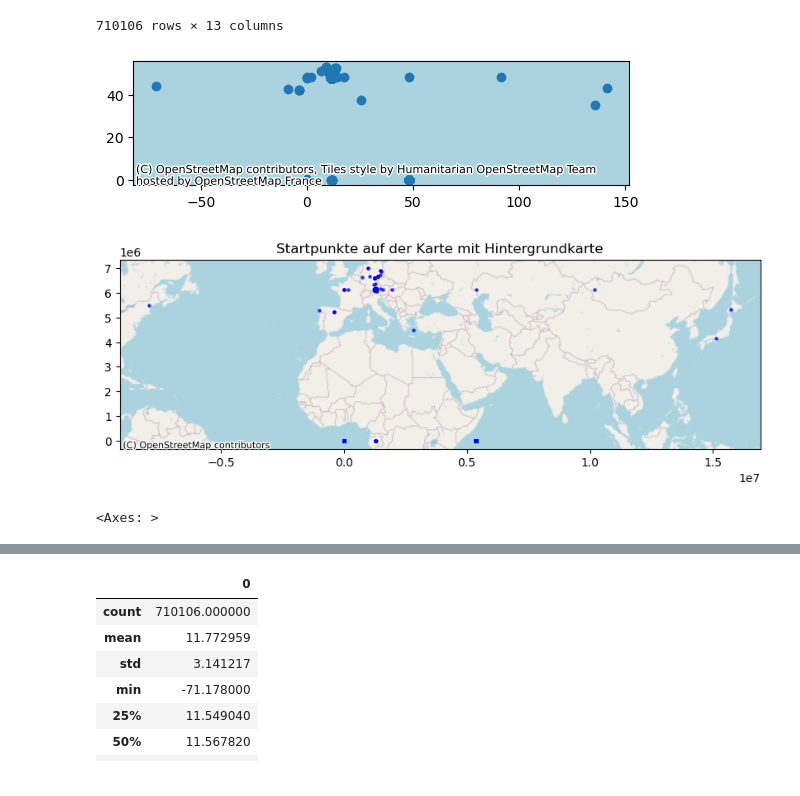
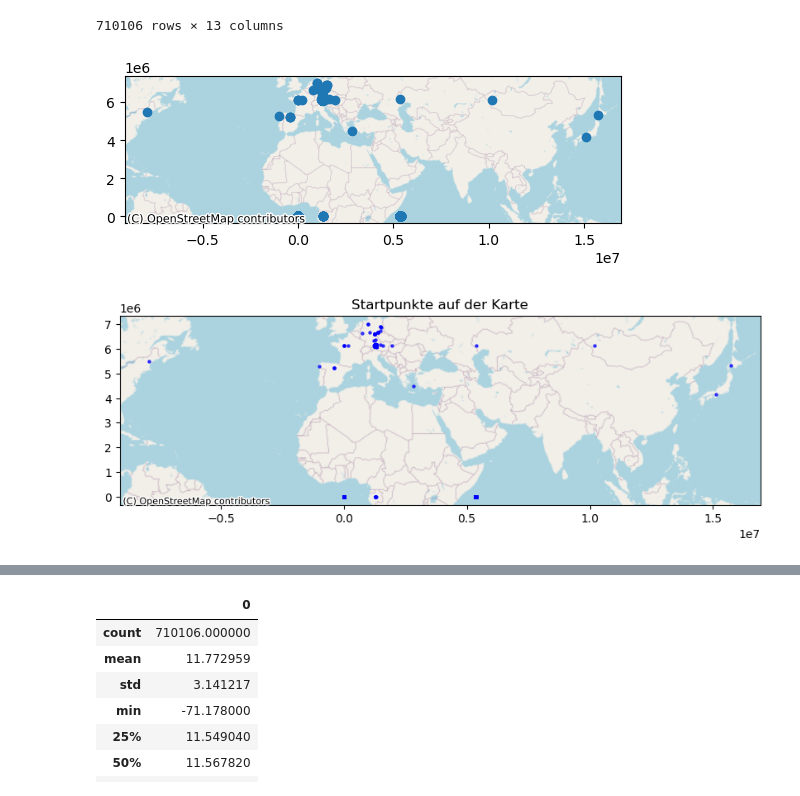
Before and after one commit to yal-fram/dsi-finalproject, a Jupyter notebook: mvg_2023_explore.ipynb, the cells around one changed output, grey strips where cells are left out. Drawn from its saved outputs; the diff is of its cells as text; code cells hidden in the pictures.

```diff
--- a/mvg_2023_explore.ipynb
+++ b/mvg_2023_explore.ipynb
@@ -236,8 +238,7 @@ gdf
 710106 rows × 13 columns
 # %%
 ax = gdf.plot()
-cx.add_basemap(ax, crs=gdf.crs)
-# map_munich = cx.add_basemap(ax, crs ="EPSG:4326", source=cx.providers.OpenStreetMap.Mapnik)
+cx.add_basemap(ax, crs ="EPSG:3857", source=cx.providers.OpenStreetMap.Mapnik)
 # %% [output]
-[figure, old version]
+[figure, new version]
 # %%
@@ -255,24 +255,20 @@ gdf2.crs = "EPSG:4326"
 # %%
-gdf2 = gdf2.to_crs(epsg=3857)
+# CRS-Daten
+gdf.crs = "EPSG:4326"
+gdf = gdf.to_crs(epsg=3857)
 
-# Plot der GeoDataFrame
+# Plotten des GeoDataFrames
 fig, ax = plt.subplots(figsize=(10, 10))
 
 # Plotten der Punkte
-gdf2.plot(ax=ax, marker='o', color='blue', markersize=5, alpha=0.7)
+gdf.plot(ax=ax, marker='o', color='blue', markersize=5, alpha=0.7)
 
 # Füge die Basemap von contextily hinzu
-cx.add_basemap(ax, crs=gdf2.crs.to_string(), source=cx.providers.OpenStreetMap.Mapnik)
+cx.add_basemap(ax, crs=gdf.crs.to_string(), source=cx.providers.OpenStreetMap.Mapnik)
 
 # Achsentitel und Anzeige der Karte
-ax.set_title('Startpunkte auf der Karte mit Hintergrundkarte')
+ax.set_title('Startpunkte auf der Karte')
 plt.show()
 # %% [output]
-[figure, old version]
+[figure, new version]
-# %%
-# fig, ax = plt.subplots(figsize=(15, 15))
-# city.plot(ax=ax, color="grey", alpha=0.4)
-gdf.plot(ax=ax, markersize=4, color="red", marker="o")
-# %% [output]
-<Axes: >
 # %%
```
Also changed, not shown: parts of 11 cells of this notebook.
